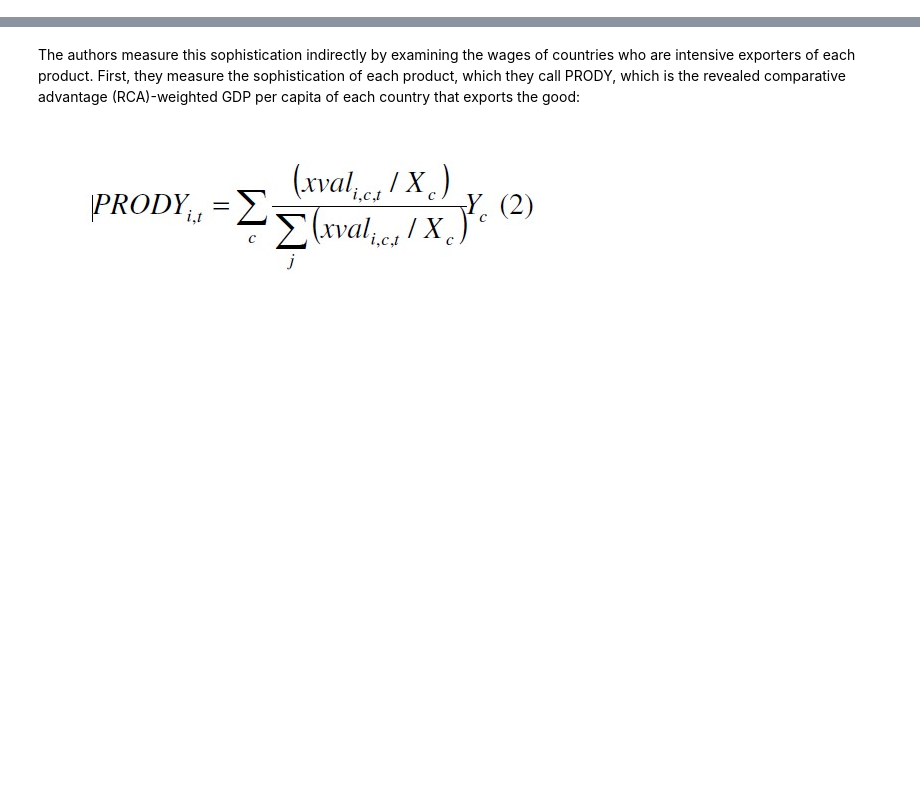
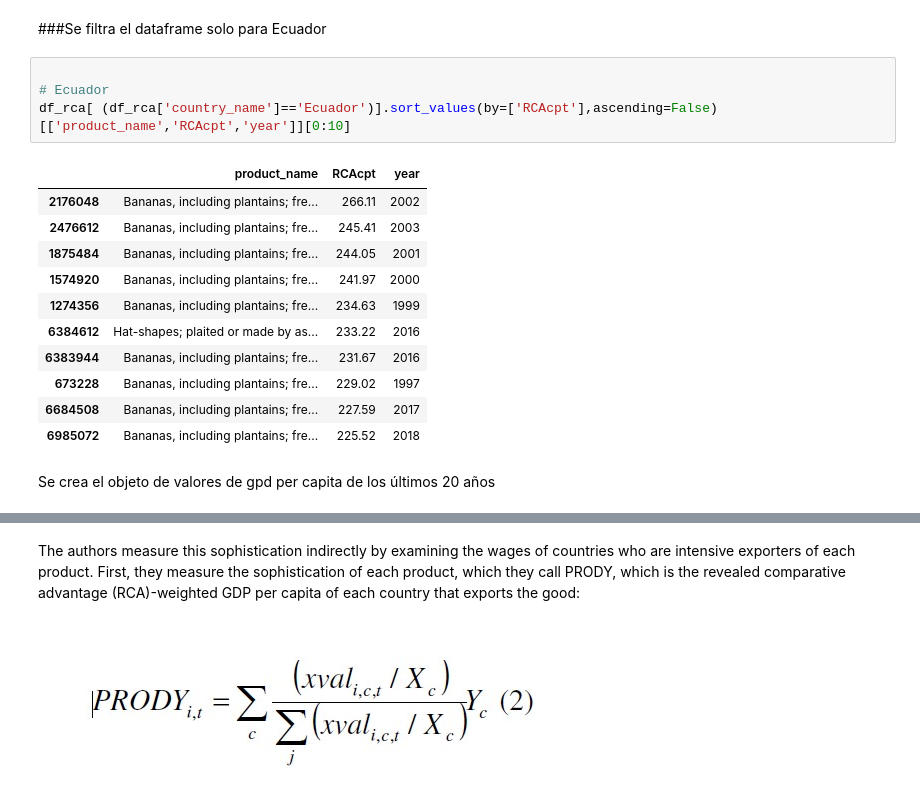
Before and after one commit to descandon88/Ecuador-Growth-data-set, a Jupyter notebook: funciones/prody.ipynb, the cells around one changed output, grey strips where cells are left out. Saved outputs shown, nothing was run; the diff lists cells and outputs as text; blank space fills up the shorter version.

```diff
--- a/funciones/prody.ipynb
+++ b/funciones/prody.ipynb
@@ -4,0 +152,20 @@ import matplotlib.pyplot as plt
+# %% [markdown]
+###Se filtra el dataframe solo para Ecuador
+# %%
+
+# Ecuador
+df_rca[ (df_rca['country_name']=='Ecuador')].sort_values(by=['RCAcpt'],ascending=False)[['product_name','RCAcpt','year']][0:10]
+# %% [output]
+|  | product_name | RCAcpt | year |
+| 2176048 | Bananas, including plantains; fre... | 266.11 | 2002 |
+| 2476612 | Bananas, including plantains; fre... | 245.41 | 2003 |
+| 1875484 | Bananas, including plantains; fre... | 244.05 | 2001 |
+| 1574920 | Bananas, including plantains; fre... | 241.97 | 2000 |
+| 1274356 | Bananas, including plantains; fre... | 234.63 | 1999 |
+| 6384612 | Hat-shapes; plaited or made by as... | 233.22 | 2016 |
+| 6383944 | Bananas, including plantains; fre... | 231.67 | 2016 |
+| 673228 | Bananas, including plantains; fre... | 229.02 | 1997 |
+| 6684508 | Bananas, including plantains; fre... | 227.59 | 2017 |
+| 6985072 | Bananas, including plantains; fre... | 225.52 | 2018 |
+# %% [markdown]
+Se crea el objeto de valores de gpd per capita de los últimos 20 años
```
Also changed, not shown: parts of 12 cells of this notebook.
